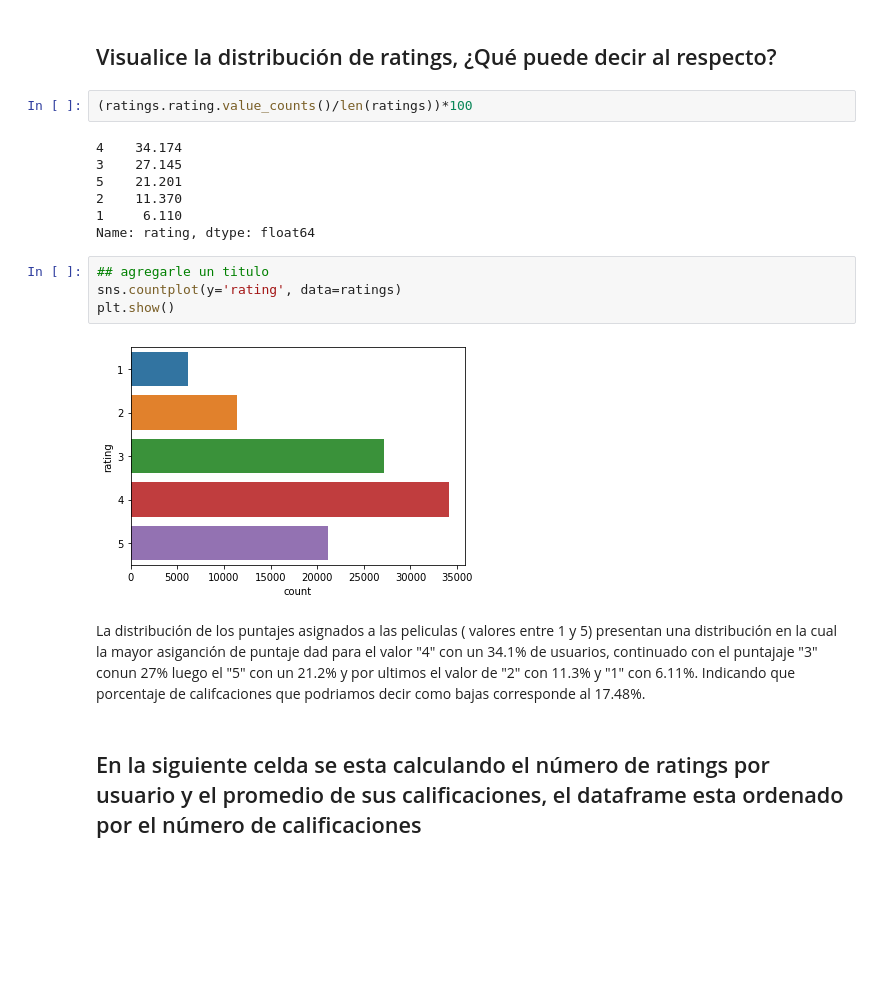
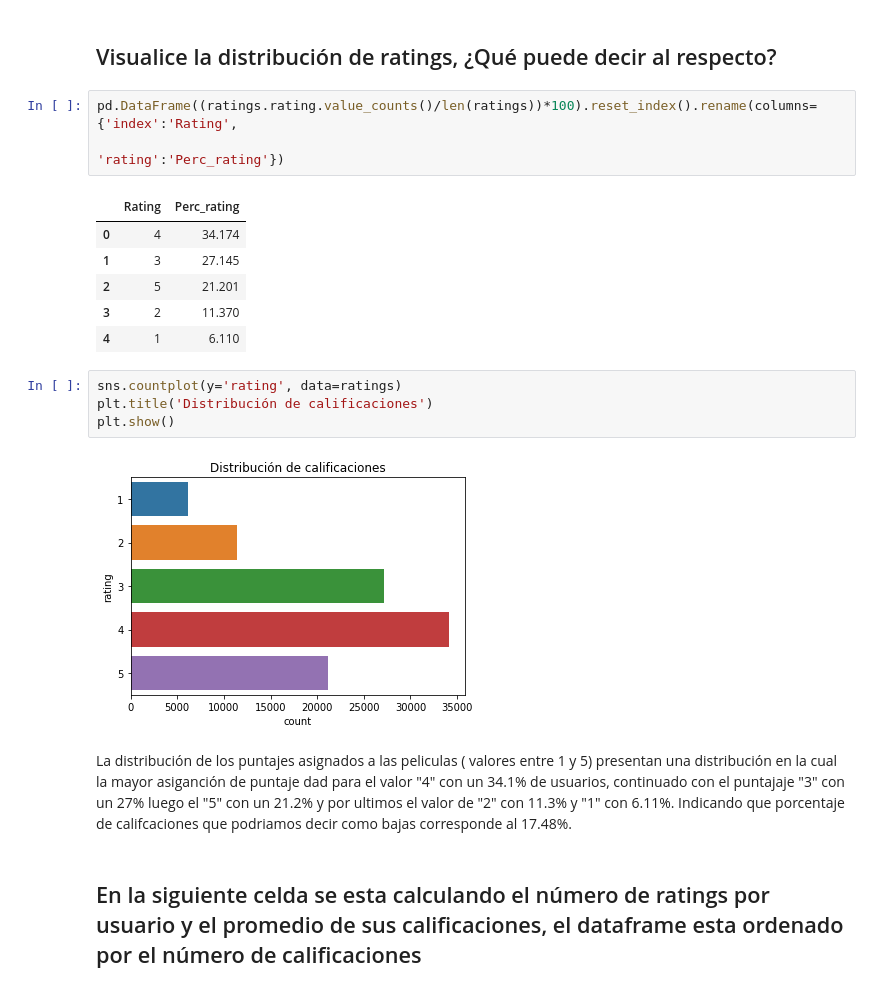
Before and after one commit to CristianMorenoMo/sistemas_recomendacion, a Jupyter notebook: taller_1.ipynb, the cells around one changed output. Drawn from its saved outputs; the diff is of its cells as text; blank space fills up the shorter version.

```diff
--- a/taller_1.ipynb
+++ b/taller_1.ipynb
@@ -62,22 +65,23 @@ items.head(2)
 # %% [markdown]
 ## Visualice la distribución de ratings, ¿Qué puede decir al respecto?
 # %%
-(ratings.rating.value_counts()/len(ratings))*100
+pd.DataFrame((ratings.rating.value_counts()/len(ratings))*100).reset_index().rename(columns= {'index':'Rating',
+                                                                                             'rating':'Perc_rating'})
 # %% [output]
-4    34.174
-3    27.145
-5    21.201
-2    11.370
-1     6.110
-Name: rating, dtype: float64
+|  | Rating | Perc_rating |
+| 0 | 4 | 34.174 |
+| 1 | 3 | 27.145 |
+| 2 | 5 | 21.201 |
+| 3 | 2 | 11.370 |
+| 4 | 1 | 6.110 |
 # %%
-## agregarle un titulo
 sns.countplot(y='rating', data=ratings)
+plt.title('Distribución de calificaciones')
 plt.show()
 # %% [output]
-[figure, old version]
+[figure, new version]
 # %% [markdown]
-La distribución de los puntajes asignados a  las peliculas ( valores entre 1 y 5)   presentan una distribución en la cual  la mayor asiganción de puntaje  dad para el valor "4" con un 34.1% de usuarios, continuado con el puntajaje "3" conun 27%  luego el "5" con un 21.2% y por ultimos el valor de "2" con 11.3% y "1" con 6.11%. Indicando que porcentaje de califcaciones que podriamos decir como bajas corresponde al 17.48%.
+La distribución de los puntajes asignados a  las peliculas ( valores entre 1 y 5)   presentan una distribución en la cual  la mayor asiganción de puntaje  dad para el valor "4" con un 34.1% de usuarios, continuado con el puntajaje "3" con un 27%  luego el "5" con un 21.2% y por ultimos el valor de "2" con 11.3% y "1" con 6.11%. Indicando que porcentaje de califcaciones que podriamos decir como bajas corresponde al 17.48%.
 # %% [markdown]
 ## En la siguiente celda se esta calculando el número de ratings por usuario y  el promedio de sus calificaciones, el dataframe esta ordenado por el número de calificaciones
 # %%
```
Also changed, not shown: parts of 40 cells of this notebook.
